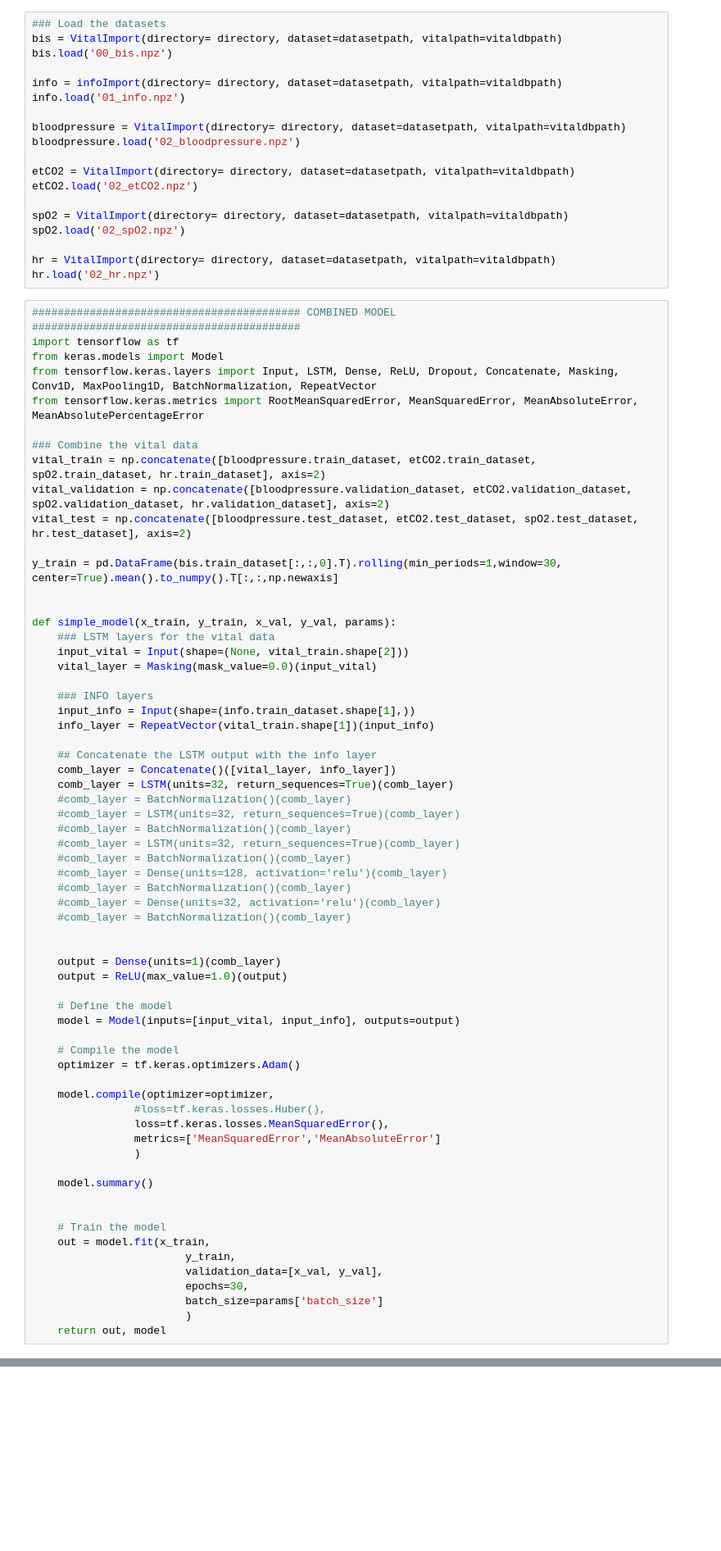
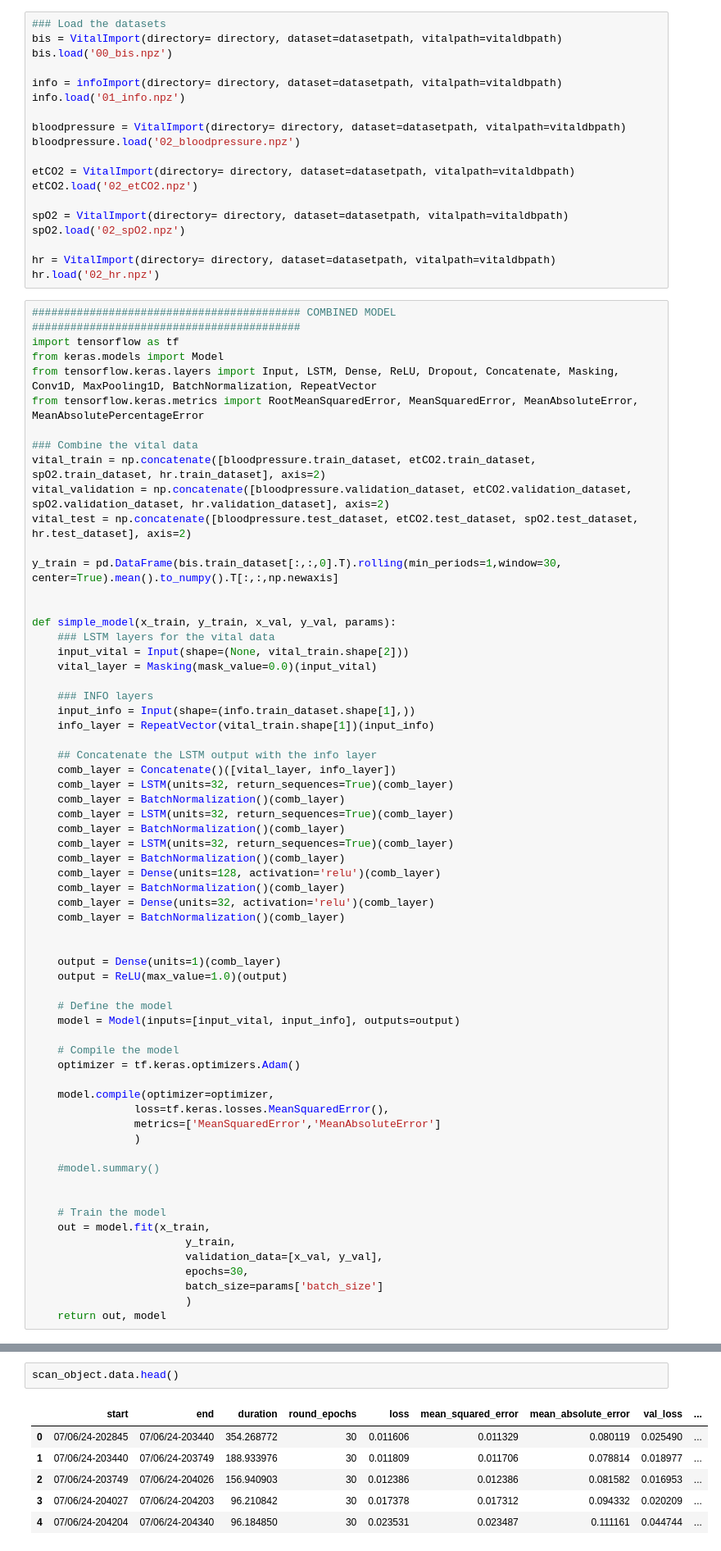
Before and after one commit to naderinho/anesthesia_anomaly_detection, a Jupyter notebook: 04_training_simple_grid_search.ipynb, the cells around one changed output, grey strips where cells are left out. Shown at 82% size. Cells and saved outputs as stored; diff of their text form; blank space fills up the shorter version.

```diff
--- a/04_training_simple_grid_search.ipynb
+++ b/04_training_simple_grid_search.ipynb
@@ -310,15 +328,15 @@ def simple_model(x_train, y_train, x_val, y_val, params):
     ## Concatenate the LSTM output with the info layer
     comb_layer = Concatenate()([vital_layer, info_layer])
     comb_layer = LSTM(units=32, return_sequences=True)(comb_layer)
-    #comb_layer = BatchNormalization()(comb_layer)
-    #comb_layer = LSTM(units=32, return_sequences=True)(comb_layer)
-    #comb_layer = BatchNormalization()(comb_layer)
-    #comb_layer = LSTM(units=32, return_sequences=True)(comb_layer)
-    #comb_layer = BatchNormalization()(comb_layer)
-    #comb_layer = Dense(units=128, activation='relu')(comb_layer)
-    #comb_layer = BatchNormalization()(comb_layer)
-    #comb_layer = Dense(units=32, activation='relu')(comb_layer)
-    #comb_layer = BatchNormalization()(comb_layer)
+    comb_layer = BatchNormalization()(comb_layer)
+    comb_layer = LSTM(units=32, return_sequences=True)(comb_layer)
+    comb_layer = BatchNormalization()(comb_layer)
+    comb_layer = LSTM(units=32, return_sequences=True)(comb_layer)
+    comb_layer = BatchNormalization()(comb_layer)
+    comb_layer = Dense(units=128, activation='relu')(comb_layer)
+    comb_layer = BatchNormalization()(comb_layer)
+    comb_layer = Dense(units=32, activation='relu')(comb_layer)
+    comb_layer = BatchNormalization()(comb_layer)
 
 
     output = Dense(units=1)(comb_layer)
@@ -331,12 +349,11 @@ def simple_model(x_train, y_train, x_val, y_val, params):
     optimizer = tf.keras.optimizers.Adam()
 
     model.compile(optimizer=optimizer,
-                #loss=tf.keras.losses.Huber(),
                 loss=tf.keras.losses.MeanSquaredError(),
                 metrics=['MeanSquaredError','MeanAbsoluteError']
                 )
 
-    model.summary()
+    #model.summary()
 
 
     # Train the model
@@ -364,0 +468,9 @@ scan_object = talos.Scan(x=[vital_train, info.train_dataset],
+# %%
+scan_object.data.head()
+# %% [output]
+|  | start | end | duration | round_epochs | loss | mean_squared_error | mean_absolute_error | val_loss | ... |
+| 0 | 07/06/24-202845 | 07/06/24-203440 | 354.268772 | 30 | 0.011606 | 0.011329 | 0.080119 | 0.025490 | ... |
+| 1 | 07/06/24-203440 | 07/06/24-203749 | 188.933976 | 30 | 0.011809 | 0.011706 | 0.078814 | 0.018977 | ... |
+| 2 | 07/06/24-203749 | 07/06/24-204026 | 156.940903 | 30 | 0.012386 | 0.012386 | 0.081582 | 0.016953 | ... |
+| 3 | 07/06/24-204027 | 07/06/24-204203 | 96.210842 | 30 | 0.017378 | 0.017312 | 0.094332 | 0.020209 | ... |
+| 4 | 07/06/24-204204 | 07/06/24-204340 | 96.184850 | 30 | 0.023531 | 0.023487 | 0.111161 | 0.044744 | ... |
```
Also changed, not shown: parts of 3 cells of this notebook.
